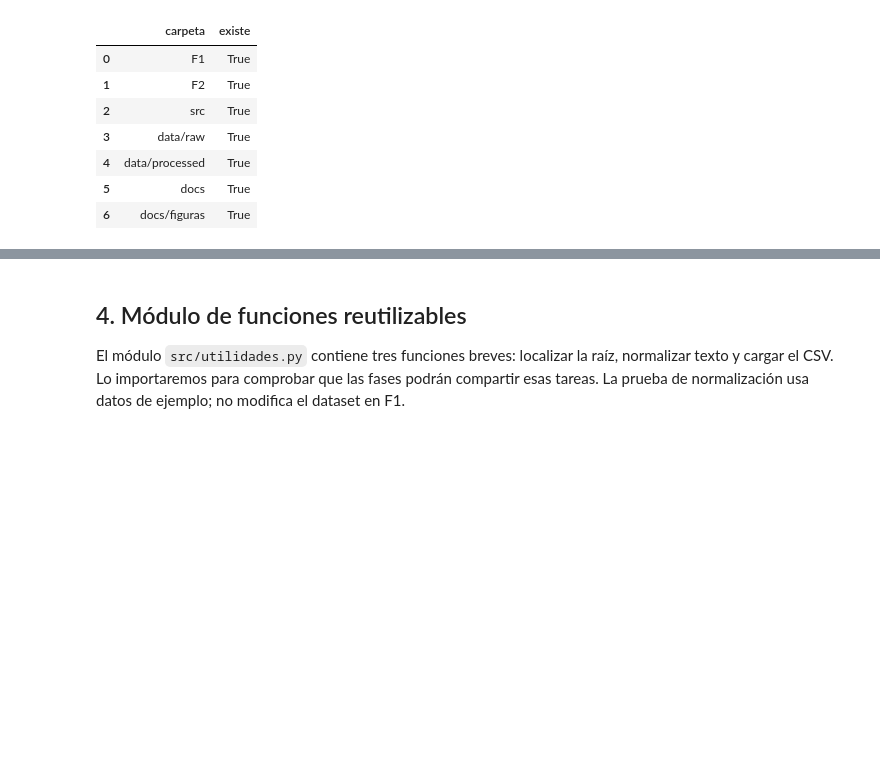
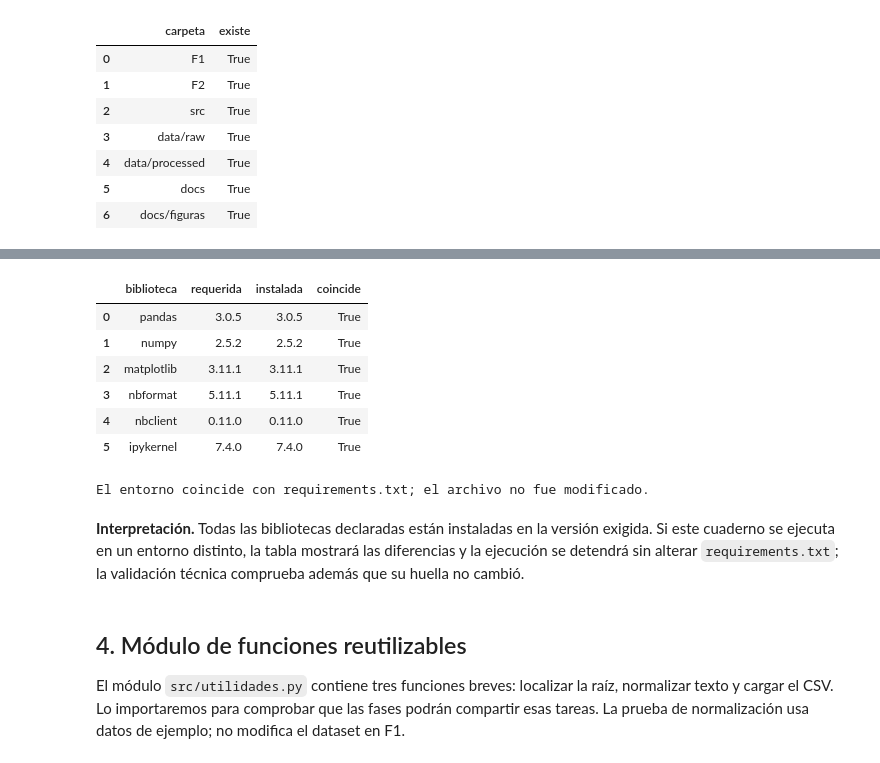
Before and after one commit to christopherulloarojas/grupo1-proyecto-mcdi500, a Jupyter notebook: F1/Grupo1_F1_Definicion.ipynb, the cells around one changed output, grey strips where cells are left out. Saved outputs shown, nothing was run; the diff lists cells and outputs as text; code cells hidden in the pictures; blank space fills up the shorter version.

```diff
--- a/F1/Grupo1_F1_Definicion.ipynb
+++ b/F1/Grupo1_F1_Definicion.ipynb
@@ -275,3 +294,49 @@ display(pd.DataFrame({"carpeta": CARPETAS, "existe": [(RAIZ / c).is_dir() for c
+# %%
+# --- NUEVO (devolución docente, prioridad 1) ---------------------------------------------
+# requirements.txt es la fuente de verdad: se lee y se compara, nunca se escribe desde aquí.
+from importlib.metadata import version, PackageNotFoundError
+
+def comparar_dependencias(ruta):
+    """Compara requirements.txt con el entorno activo sin modificar el archivo."""
+    if not ruta.is_file():
+        raise FileNotFoundError(f"No existe el archivo de dependencias: {ruta}")
+    filas = []
+    for linea in ruta.read_text(encoding="utf-8").splitlines():
+        linea = linea.split("#")[0].strip()          # ignora comentarios y líneas vacías
+        if not linea:
+            continue
+        if "==" not in linea:                          # exige versiones fijadas
+            raise ValueError(f"Versión no fijada en requirements.txt: {linea}")
+        nombre, requerida = (parte.strip() for parte in linea.split("=="))
+        try:
+            instalada = version(nombre)
+        except PackageNotFoundError:
+            instalada = "no instalada"
+        filas.append({"biblioteca": nombre, "requerida": requerida, "instalada": instalada,
+                      "coincide": instalada == requerida})
+    comparacion = pd.DataFrame(filas)
+    display(comparacion)
+    diferencias = comparacion.loc[~comparacion["coincide"]]
+    if not diferencias.empty:                          # detiene la ejecución ante diferencias
+        raise RuntimeError(f"El entorno no coincide con requirements.txt en {len(diferencias)} biblioteca(s). "
+                           "Ejecute: python -m pip install -r requirements.txt")
+    return comparacion
+
+# Huella del archivo antes de continuar: la validación final comprueba que no cambió.
+huella_requisitos = hashlib.sha256((RAIZ / "requirements.txt").read_bytes()).hexdigest()
+comparacion_dependencias = comparar_dependencias(RAIZ / "requirements.txt")
+print("El entorno coincide con requirements.txt; el archivo no fue modificado.")
+# %% [output]
+|  | biblioteca | requerida | instalada | coincide |
+| 0 | pandas | 3.0.5 | 3.0.5 | True |
+| 1 | numpy | 2.5.2 | 2.5.2 | True |
+| 2 | matplotlib | 3.11.1 | 3.11.1 | True |
+| 3 | nbformat | 5.11.1 | 5.11.1 | True |
+| 4 | nbclient | 0.11.0 | 0.11.0 | True |
+| 5 | ipykernel | 7.4.0 | 7.4.0 | True |
+El entorno coincide con requirements.txt; el archivo no fue modificado.
+# %% [markdown]
+**Interpretación.** Todas las bibliotecas declaradas están instaladas en la versión exigida. Si este cuaderno se ejecuta en un entorno distinto, la tabla mostrará las diferencias y la ejecución se detendrá sin alterar `requirements.txt`; la validación técnica comprueba además que su huella no cambió.
 # %% [markdown]
 ## 4. Módulo de funciones reutilizables
 El módulo `src/utilidades.py` contiene tres funciones breves: localizar la raíz, normalizar texto y cargar el CSV. Lo importaremos para comprobar que las fases podrán compartir esas tareas. La prueba de normalización usa datos de ejemplo; no modifica el dataset en F1.
```
Also changed, not shown: parts of 8 cells of this notebook.
